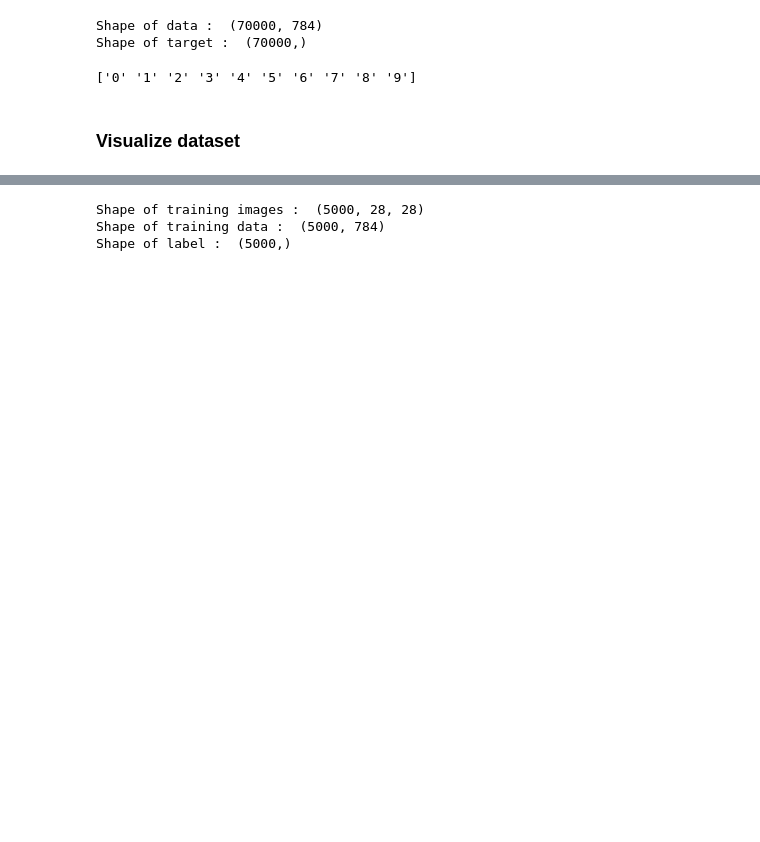
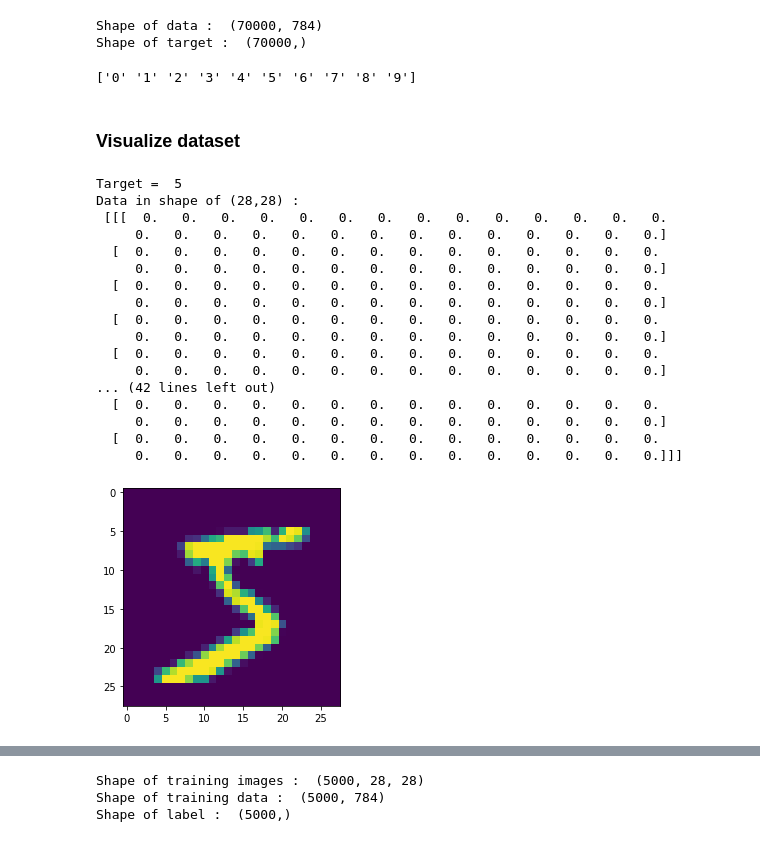
Before and after one commit to kuro10/Apprentissage, a Jupyter notebook: TP1/TP1.ipynb, the cells around one changed output, grey strips where cells are left out. Saved outputs shown, nothing was run; the diff lists cells and outputs as text; code cells hidden in the pictures; blank space fills up the shorter version.

```diff
--- a/TP1/TP1.ipynb
+++ b/TP1/TP1.ipynb
@@ -28,6 +48,30 @@ print(target_list)
 ['0' '1' '2' '3' '4' '5' '6' '7' '8' '9']
 # %% [markdown]
 ### Visualize dataset
+# %%
+print("Target = ", mnist.target[0])
+print("Data in shape of (28,28) : \n",mnist.data[0].reshape(1,28,28))
+plt.imshow(mnist.data[0].reshape(28,28))
+plt.show()
+# %% [output]
+Target =  5
+Data in shape of (28,28) :
+ [[[  0.   0.   0.   0.   0.   0.   0.   0.   0.   0.   0.   0.   0.   0.
+     0.   0.   0.   0.   0.   0.   0.   0.   0.   0.   0.   0.   0.   0.]
+  [  0.   0.   0.   0.   0.   0.   0.   0.   0.   0.   0.   0.   0.   0.
+     0.   0.   0.   0.   0.   0.   0.   0.   0.   0.   0.   0.   0.   0.]
+  [  0.   0.   0.   0.   0.   0.   0.   0.   0.   0.   0.   0.   0.   0.
+     0.   0.   0.   0.   0.   0.   0.   0.   0.   0.   0.   0.   0.   0.]
+  [  0.   0.   0.   0.   0.   0.   0.   0.   0.   0.   0.   0.   0.   0.
+     0.   0.   0.   0.   0.   0.   0.   0.   0.   0.   0.   0.   0.   0.]
+  [  0.   0.   0.   0.   0.   0.   0.   0.   0.   0.   0.   0.   0.   0.
+     0.   0.   0.   0.   0.   0.   0.   0.   0.   0.   0.   0.   0.   0.]
+... (42 lines left out)
+  [  0.   0.   0.   0.   0.   0.   0.   0.   0.   0.   0.   0.   0.   0.
+     0.   0.   0.   0.   0.   0.   0.   0.   0.   0.   0.   0.   0.   0.]
+  [  0.   0.   0.   0.   0.   0.   0.   0.   0.   0.   0.   0.   0.   0.
+     0.   0.   0.   0.   0.   0.   0.   0.   0.   0.   0.   0.   0.   0.]]]
+[figure, added]
 # %%
 plt.figure(figsize=(12,8))
 for i in range(10):
```
Also changed, not shown: parts of 34 cells of this notebook.
